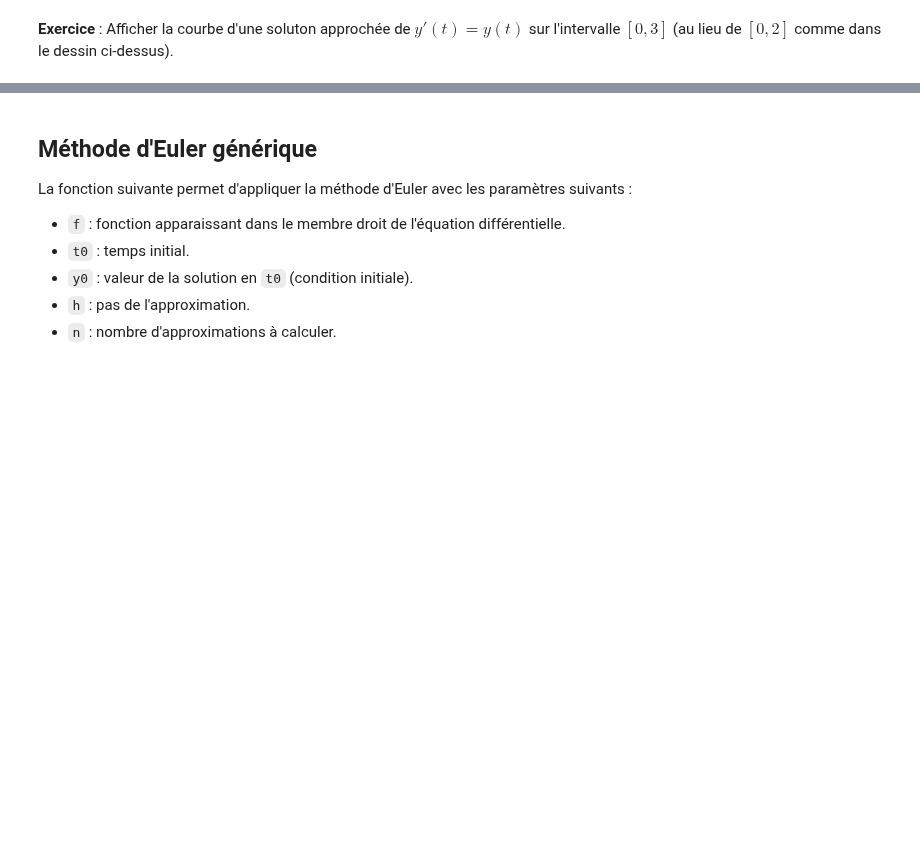
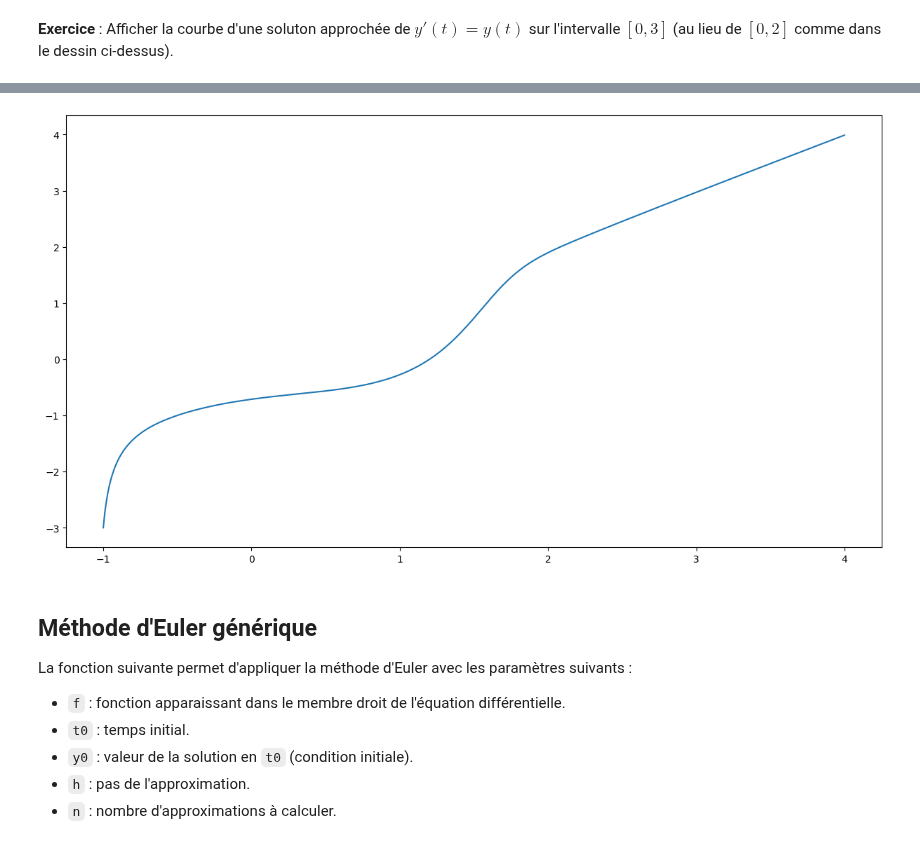
Before and after one commit to cpge-itc/bcpst2, a Jupyter notebook: files/dl/bcpst/4_euler/euler.ipynb, the cells around one changed output, grey strips where cells are left out. Saved outputs shown, nothing was run; the diff lists cells and outputs as text; code cells hidden in the pictures; blank space fills up the shorter version.

```diff
--- a/files/dl/bcpst/4_euler/euler.ipynb
+++ b/files/dl/bcpst/4_euler/euler.ipynb
@@ -216,6 +247,20 @@ n = ... # nombre d'approximations
 for k in range(n):
     t.append(t[-1] + h)
     y.append(y[-1] + h*...) # équation de récurrence, où il faut remplacer ... par le membre droit de l'équa diff
+# %%
+y = [-3]
+t = [-1]
+h = 0.01
+n = 500
+
+for k in range(n):
+    t.append(t[-1] + h)
+    y.append(y[-1] + h*(t[-1]**3 - y[-1]**3))
+
+plt.plot(t, y)
+plt.show()
+# %% [output]
+[figure, added]
 # %% [markdown]
 ## Méthode d'Euler générique
 
```
Also changed, not shown: parts of 10 cells of this notebook.
